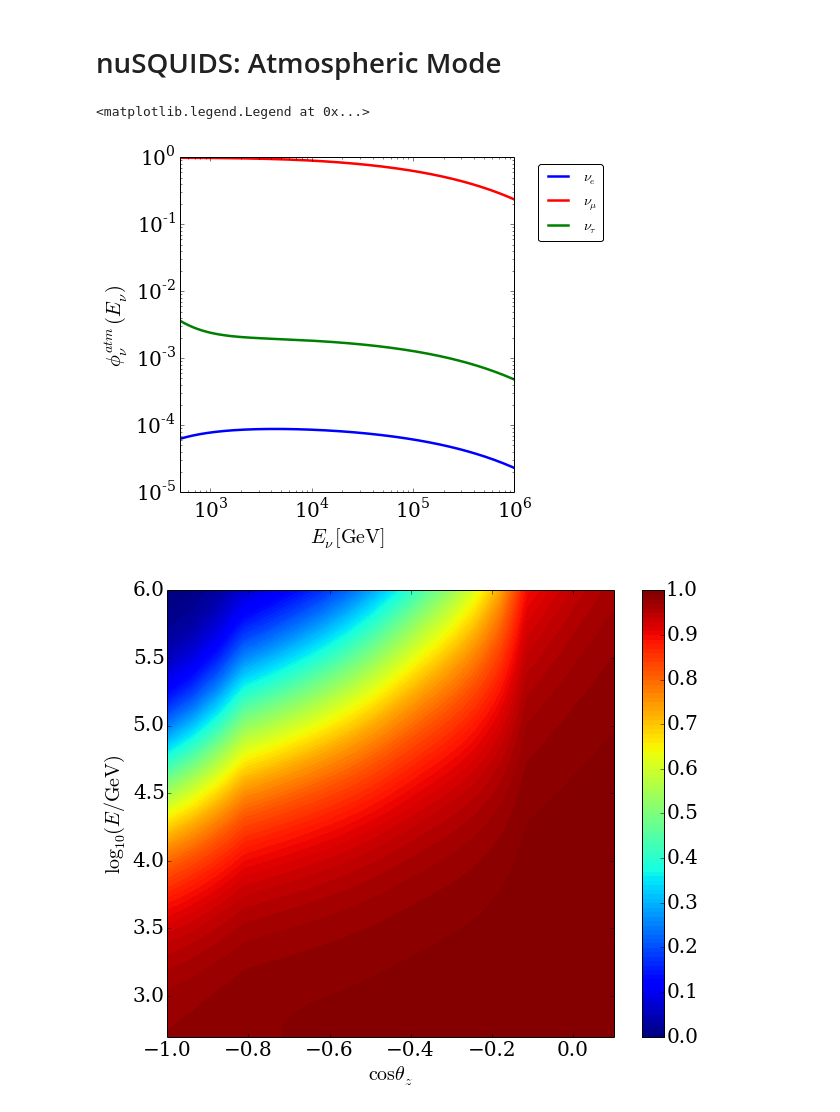
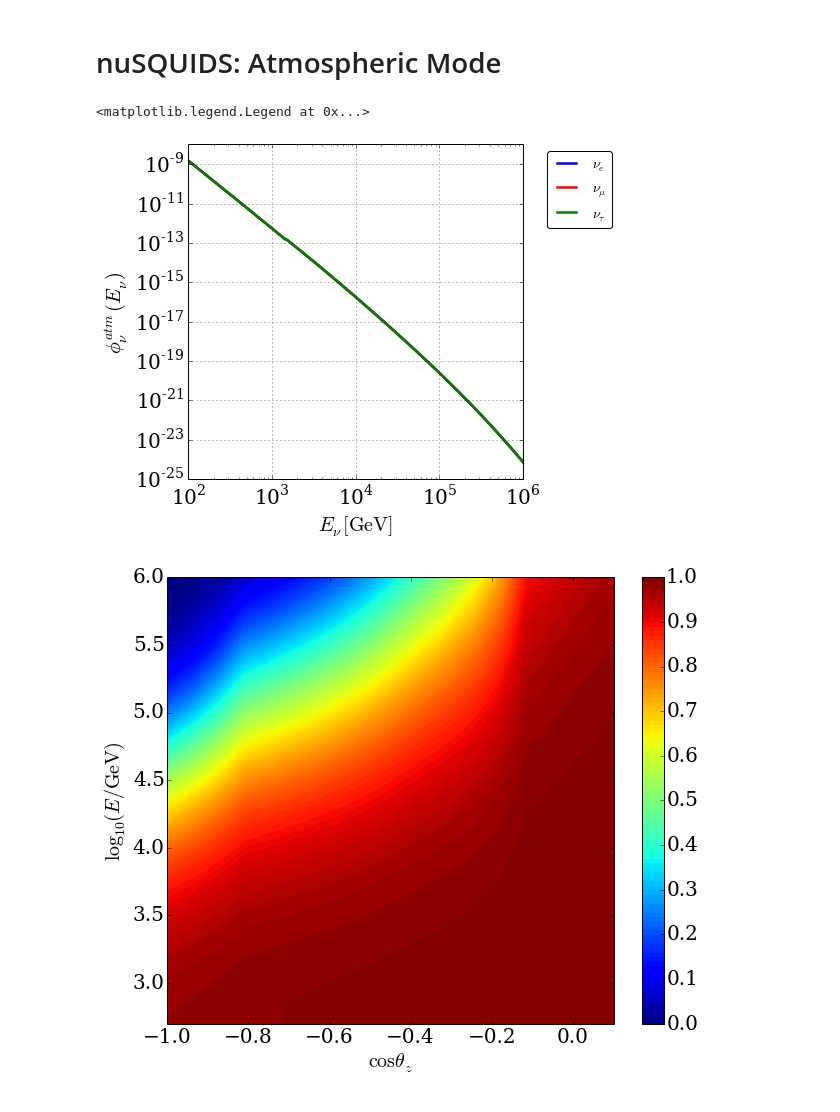
Before and after one commit to arguelles/nuSQuIDS, a Jupyter notebook: resources/python/example/nuSQUIDS-DEMO.ipynb, the cells around one changed output. Saved outputs shown, nothing was run; the diff lists cells and outputs as text; code cells hidden in the pictures.

```diff
--- a/resources/python/example/nuSQUIDS-DEMO.ipynb
+++ b/resources/python/example/nuSQUIDS-DEMO.ipynb
@@ -560,28 +560,32 @@ loglog()
 # nuSQUIDS: Atmospheric Mode
 # %%
 nsq_atm = nsq.nuSQUIDSAtm("./atmospheric_example_numneu_3.hdf5")
+nsq_atm = nsq.nuSQUIDSAtm("./kaon_atmospheric.hdf5")
 # %%
 erange = nsq_atm.GetERange()
-phi_e = [nsq_atm.EvalFlavor(0,-0.5,EE,0) for EE in erange]
-phi_mu = [nsq_atm.EvalFlavor(1,-0.5,EE,0) for EE in erange]
-phi_tau = [nsq_atm.EvalFlavor(2,-0.5,EE,0) for EE in erange]
+neutype = 1
+phi_e = [nsq_atm.EvalFlavor(0,-0.5,EE,neutype) for EE in erange]
+phi_mu = [nsq_atm.EvalFlavor(1,-0.5,EE,neutype) for EE in erange]
+phi_tau = [nsq_atm.EvalFlavor(2,-0.5,EE,neutype) for EE in erange]
 # %%
 figure(figsize = (6,6))
 
 plot(erange,phi_e, lw = 2.5, color = "blue", label = r"$\nu_e$")
 plot(erange,phi_mu, lw = 2.5, color = "red", label = r"$\nu_\mu$")
 plot(erange,phi_tau, lw = 2.5, color = "green", label = r"$\nu_\tau$")
 
 loglog()
 
 xlim(erange[0],erange[-1])
 xlabel(r"$E_\nu [{\rm GeV}]$")
 ylabel(r"$\phi^{atm}_\nu (E_\nu)$")
 
+grid()
+
 legend(bbox_to_anchor=(1.05, 1), loc=2, fontsize = 14, fancybox = True)
 # %% [output]
 <matplotlib.legend.Legend at 0x...>
-[figure, old version]
+[figure, new version]
 # %%
 get_flux_nu_mu = lambda costh,log_enu : nsq_atm.EvalFlavor(1,costh,10**log_enu,1)
 vgfnumu = np.vectorize(get_flux_nu_mu)
```
Also changed, not shown: 7 other files.
